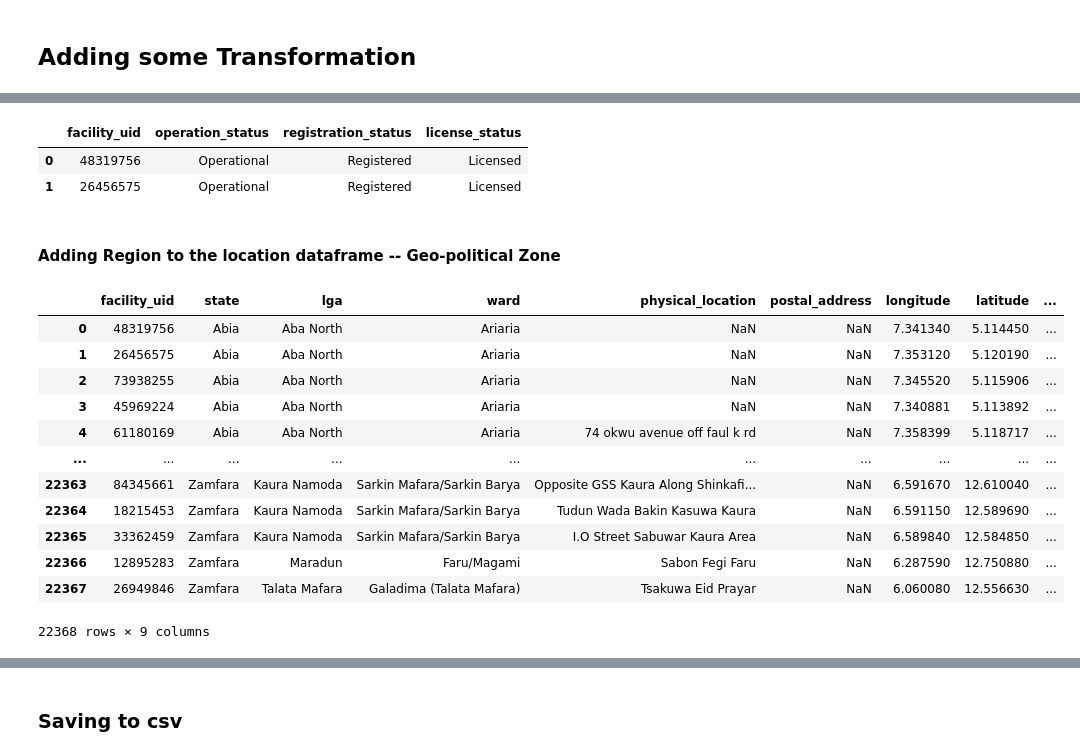
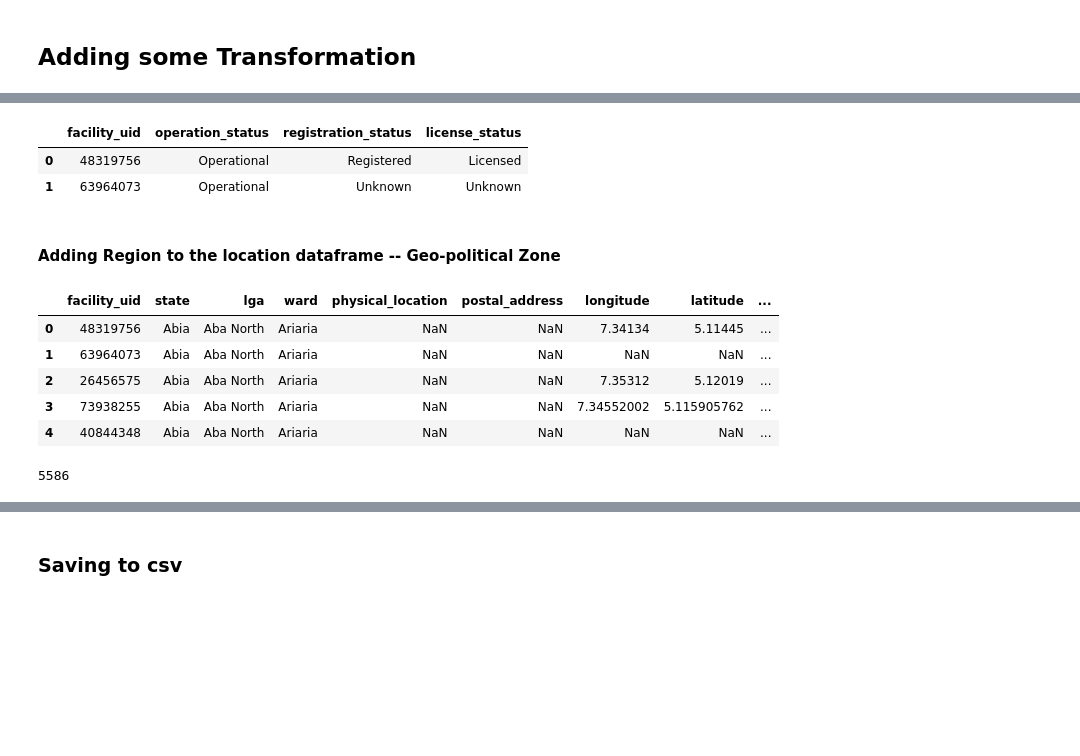
Before and after one commit to abiola-adeoye/altschool-2nd-capstone, a Jupyter notebook: Capstone 2 Data Cleaning.ipynb, the cells around one changed output, grey strips where cells are left out. Drawn from its saved outputs; the diff is of its cells as text; code cells hidden in the pictures; blank space fills up the shorter version.

```diff
--- a/Capstone 2 Data Cleaning.ipynb
+++ b/Capstone 2 Data Cleaning.ipynb
@@ -5,13 +6,13 @@ from datetime import datetime
 # %%
-dtype_contacts = {'facility_uid': int,'phone_number':str,'alternate_number':str, 'email_address':str, 'website':str}
+dtype_contacts = {'facility_uid': str,'phone_number':str,'alternate_number':str, 'email_address':str, 'website':str}
 dtype_identifiers = {'facility_uid': int,'facility_code':str, 'state_unique_id':str,'registration_no':str,'facility_name':str,
                     'alternate_name':str,'start_date':str,'ownership':str,'ownership_type':str,'facility_level':str,'facility_level_option':str,
                     'days_of_operation':str,'hours_of_operation':str}
 dtype_locations ={'facility_uid': int,'state':str, 'lga':str,'ward':str,'physical_location':str,'postal_address':str,
-                 'longitude':np.float64, 'latitude':np.float64}
+                 'longitude':str, 'latitude':str}
 dtype_pages = {'state':str, 'lga':str,'ward':str,'facility_uid': int,'facility_code':str,'facility_name':str,'facility_level':str,'ownership':str }
 dtype_personnel = {
-    "facility_uid": int,
+    "facility_uid": str,
                 "num_of_docs": np.float64, "num_of_pharms": np.float64,
                 "num_of_midwifes": np.float64, "num_of_nurses": np.float64,
                 "num_of_nurse_midwife": np.float64, "num_of_pharm_technicians": np.float64,
@@ -26,7 +27,7 @@ dtype_personnel = {
 }
 
 dtype_services = {
-    "facility_uid": int,
+    "facility_uid": str,
                 "outpatient_service": str, "ambulance_services": str,
                 "mortuary_services": str, "onsite_imaging": str,
                 "onsite_pharmarcy": str, "onsite_laboratory": str,
@@ -36,7 +37,7 @@ dtype_services = {
                 "medical_service": str, "inpatient_service": str
 }
 
-dtype_status = {"facility_uid": int,
+dtype_status = {"facility_uid": str,
             "operation_status": str,
             "registration_status": str,
             "license_status":str}
@@ -114,7 +125,7 @@ status_df.head(2)
 # %% [output]
 |  | facility_uid | operation_status | registration_status | license_status |
 | 0 | 48319756 | Operational | Registered | Licensed |
-| 1 | 26456575 | Operational | Registered | Licensed |
+| 1 | 63964073 | Operational | Unknown | Unknown |
 # %% [markdown]
 #### Adding Region to the location dataframe -- Geo-political Zone
 # %%
@@ -137,18 +148,11 @@ def get_region(state):
 # %%
 locations_df['Region'] = locations_df['state'].apply(get_region)
 # %%
-locations_df
+locations_df.head()
 # %% [output]
 |  | facility_uid | state | lga | ward | physical_location | postal_address | longitude | latitude | ... |
-| 0 | 48319756 | Abia | Aba North | Ariaria | NaN | NaN | 7.341340 | 5.114450 | ... |
-| 1 | 26456575 | Abia | Aba North | Ariaria | NaN | NaN | 7.353120 | 5.120190 | ... |
-| 2 | 73938255 | Abia | Aba North | Ariaria | NaN | NaN | 7.345520 | 5.115906 | ... |
-| 3 | 45969224 | Abia | Aba North | Ariaria | NaN | NaN | 7.340881 | 5.113892 | ... |
-| 4 | 61180169 | Abia | Aba North | Ariaria | 74 okwu avenue off faul k rd | NaN | 7.358399 | 5.118717 | ... |
-| ... | ... | ... | ... | ... | ... | ... | ... | ... | ... |
-| 22363 | 84345661 | Zamfara | Kaura Namoda | Sarkin Mafara/Sarkin Barya | Opposite GSS Kaura Along Shinkafi... | NaN | 6.591670 | 12.610040 | ... |
-| 22364 | 18215453 | Zamfara | Kaura Namoda | Sarkin Mafara/Sarkin Barya | Tudun Wada Bakin Kasuwa Kaura | NaN | 6.591150 | 12.589690 | ... |
-| 22365 | 33362459 | Zamfara | Kaura Namoda | Sarkin Mafara/Sarkin Barya | I.O Street Sabuwar Kaura Area | NaN | 6.589840 | 12.584850 | ... |
-| 22366 | 12895283 | Zamfara | Maradun | Faru/Magami | Sabon Fegi Faru | NaN | 6.287590 | 12.750880 | ... |
-| 22367 | 26949846 | Zamfara | Talata Mafara | Galadima (Talata Mafara) | Tsakuwa Eid Prayar | NaN | 6.060080 | 12.556630 | ... |
+| 0 | 48319756 | Abia | Aba North | Ariaria | NaN | NaN | 7.34134 | 5.11445 | ... |
+| 1 | 63964073 | Abia | Aba North | Ariaria | NaN | NaN | NaN | NaN | ... |
+| 2 | 26456575 | Abia | Aba North | Ariaria | NaN | NaN | 7.35312 | 5.12019 | ... |
+| 3 | 73938255 | Abia | Aba North | Ariaria | NaN | NaN | 7.34552002 | 5.115905762 | ... |
+| 4 | 40844348 | Abia | Aba North | Ariaria | NaN | NaN | NaN | NaN | ... |
-22368 rows × 9 columns
@@ -154,0 +161,4 @@ locations_df
+# %%
+identifiers_df[identifiers_df['start_date'] == 'nan'].shape[0] # number with nan
+# %% [output]
+5586
```
Also changed, not shown: parts of 18 cells of this notebook.
